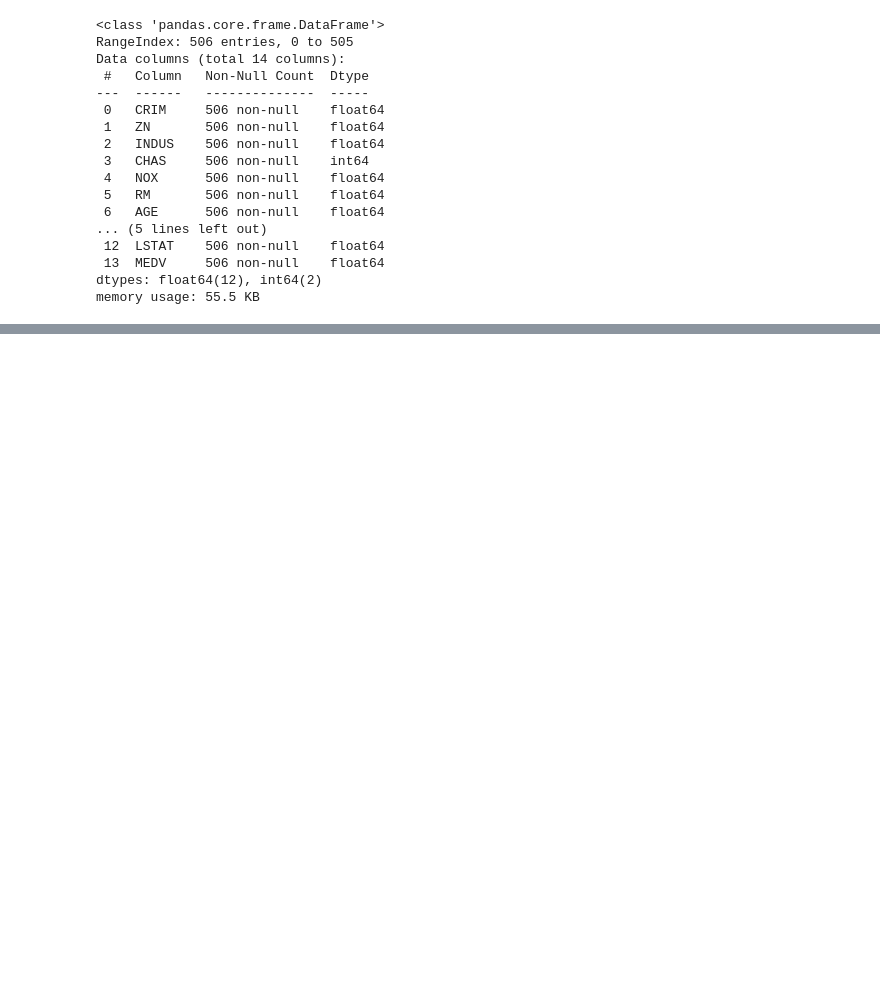
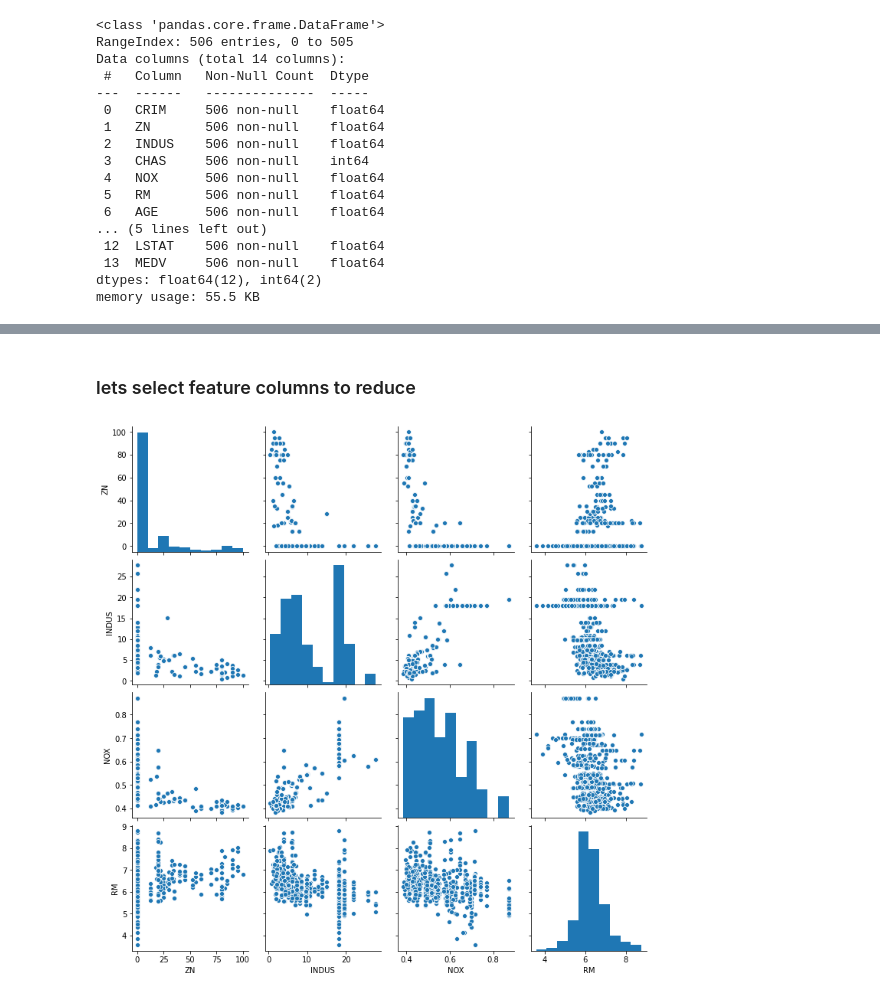
Before and after one commit to nkroker/bostonHousePricing, a Jupyter notebook: BostonHousingPrices.ipynb, the cells around one changed output, grey strips where cells are left out. Cells and saved outputs as stored; diff of their text form; code cells hidden in the pictures; blank space fills up the shorter version.

Commit message:
Added Correlation plot and started correlation of data

```diff
--- a/BostonHousingPrices.ipynb
+++ b/BostonHousingPrices.ipynb
@@ -89,0 +90,10 @@ plt.show()
+# %% [markdown]
+
+### lets select feature columns to reduce
+# %%
+col_study = ['ZN', 'INDUS', 'NOX', 'RM']
+# %%
+sns.pairplot(df[col_study], height=2.5)
+plt.show()
+# %% [output]
+[figure, added]
```
Also changed, not shown: parts of 4 cells of this notebook.
